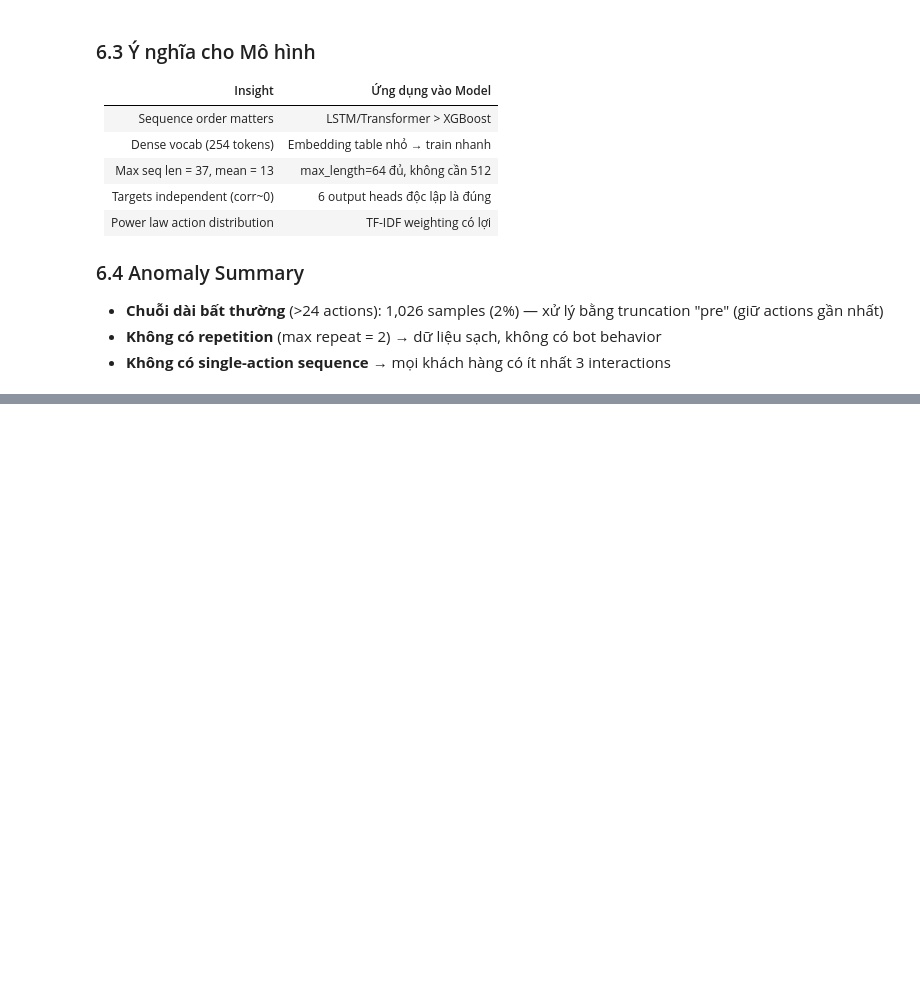
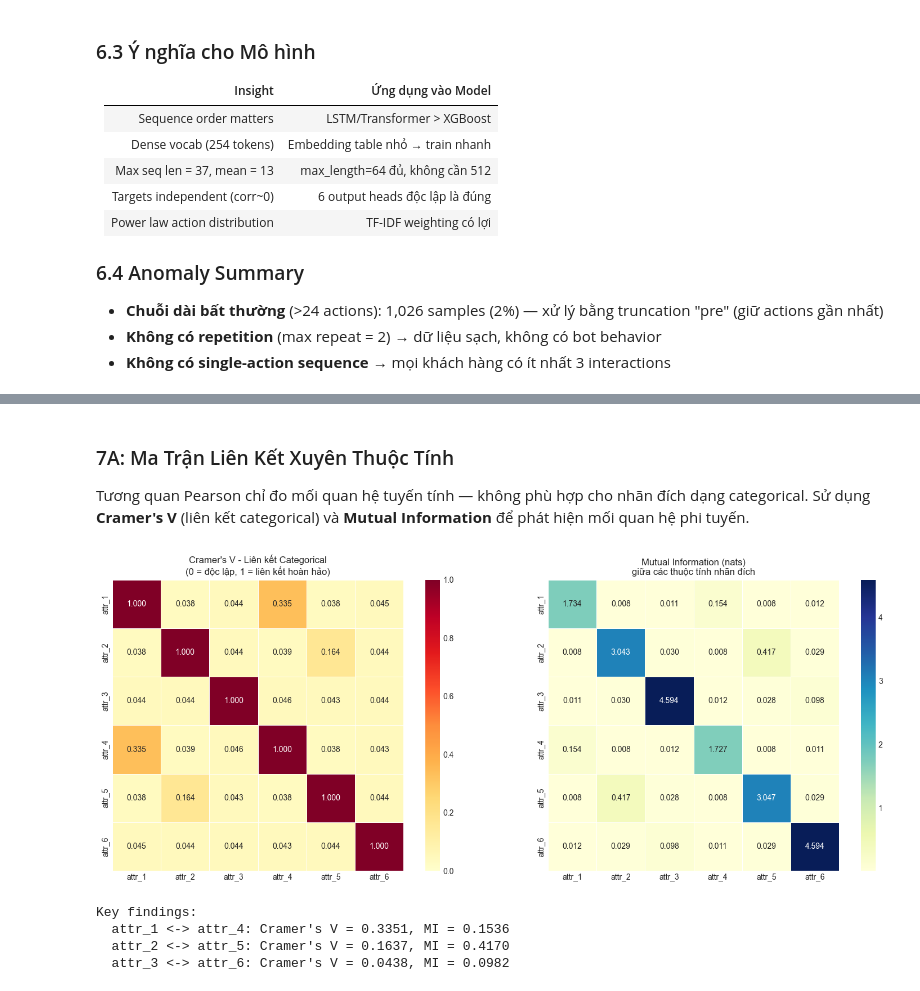
Before and after one commit to dathihi1/User-Behavior-Prediction, a Jupyter notebook: notebooks/01_eda.ipynb, the cells around one changed output, grey strips where cells are left out. Cells and saved outputs as stored; diff of their text form; code cells hidden in the pictures; blank space fills up the shorter version.

```diff
--- a/notebooks/01_eda.ipynb
+++ b/notebooks/01_eda.ipynb
@@ -603,0 +610,51 @@ EDA Summary:
+# %% [markdown]
+### 7A: Ma Trận Liên Kết Xuyên Thuộc Tính
+
+Tương quan Pearson chỉ đo mối quan hệ tuyến tính — không phù hợp cho nhãn đích dạng categorical.
+Sử dụng **Cramer's V** (liên kết categorical) và **Mutual Information** để phát hiện mối quan hệ phi tuyến.
+# %%
+from sklearn.metrics import mutual_info_score
+from scipy.stats.contingency import association
+
+target_cols = ['attr_1', 'attr_2', 'attr_3', 'attr_4', 'attr_5', 'attr_6']
+n_targets = len(target_cols)
+
+# Ma trận Cramer's V và Mutual Information
+cramers_v_matrix = np.zeros((n_targets, n_targets))
+mi_matrix = np.zeros((n_targets, n_targets))
+
+for i in range(n_targets):
+    for j in range(n_targets):
+        a = Y_train[target_cols[i]].values
+        b = Y_train[target_cols[j]].values
+        ct = pd.crosstab(a, b)
+        cramers_v_matrix[i, j] = association(ct.values, method='cramer')
+        mi_matrix[i, j] = mutual_info_score(a, b)
+
+fig, axes = plt.subplots(1, 2, figsize=(16, 6))
+
+sns.heatmap(cramers_v_matrix, annot=True, fmt='.3f', cmap='YlOrRd',
+            xticklabels=target_cols, yticklabels=target_cols,
+            ax=axes[0], vmin=0, vmax=1, square=True, linewidths=0.5)
+axes[0].set_title("Cramer's V - Liên kết Categorical\n(0 = độc lập, 1 = liên kết hoàn hảo)")
+
+sns.heatmap(mi_matrix, annot=True, fmt='.3f', cmap='YlGnBu',
+            xticklabels=target_cols, yticklabels=target_cols,
+            ax=axes[1], square=True, linewidths=0.5)
+axes[1].set_title('Mutual Information (nats)\ngiữa các thuộc tính nhãn đích')
+
+plt.tight_layout()
+plt.savefig('../outputs/figures/attribute_association_matrix.png', dpi=150, bbox_inches='tight')
+plt.show()
+
+print("Key findings:")
+pairs = [(0,3), (1,4), (2,5)]
+pair_names = [('attr_1','attr_4'), ('attr_2','attr_5'), ('attr_3','attr_6')]
+for (i,j), (n1,n2) in zip(pairs, pair_names):
+    print(f"  {n1} <-> {n2}: Cramer's V = {cramers_v_matrix[i,j]:.4f}, MI = {mi_matrix[i,j]:.4f}")
+# %% [output]
+[figure, added]
+Key findings:
+  attr_1 <-> attr_4: Cramer's V = 0.3351, MI = 0.1536
+  attr_2 <-> attr_5: Cramer's V = 0.1637, MI = 0.4170
+  attr_3 <-> attr_6: Cramer's V = 0.0438, MI = 0.0982
```
Also changed, not shown: parts of 92 cells of this notebook, 28 other files.
